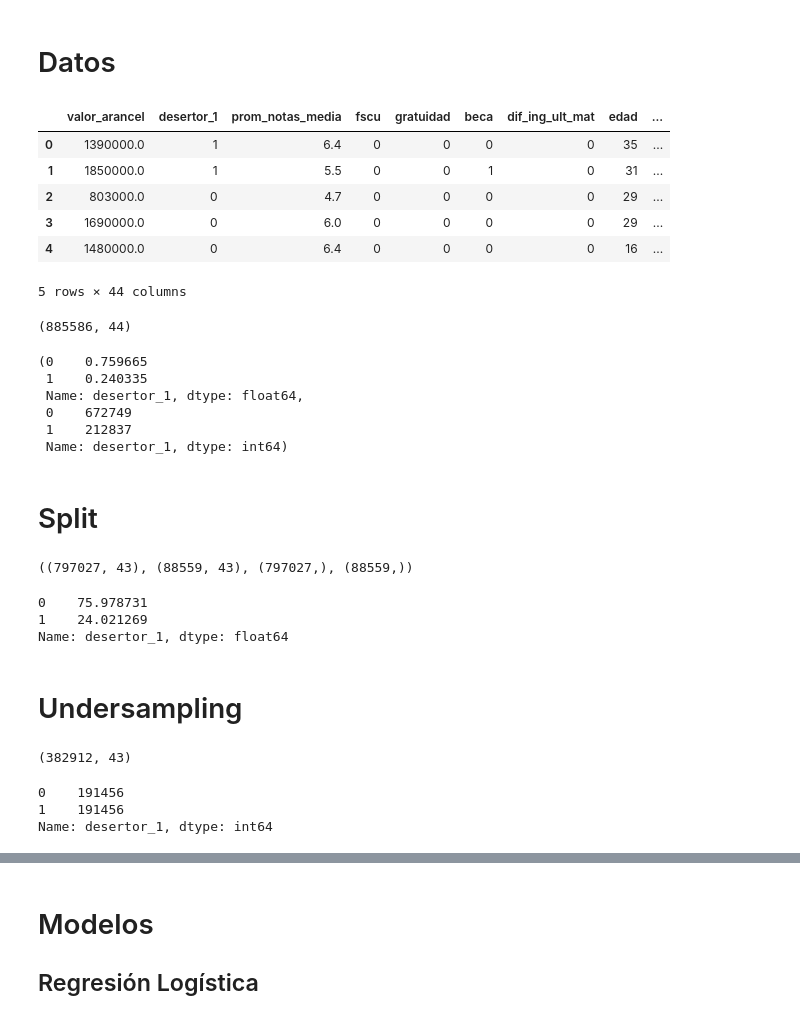
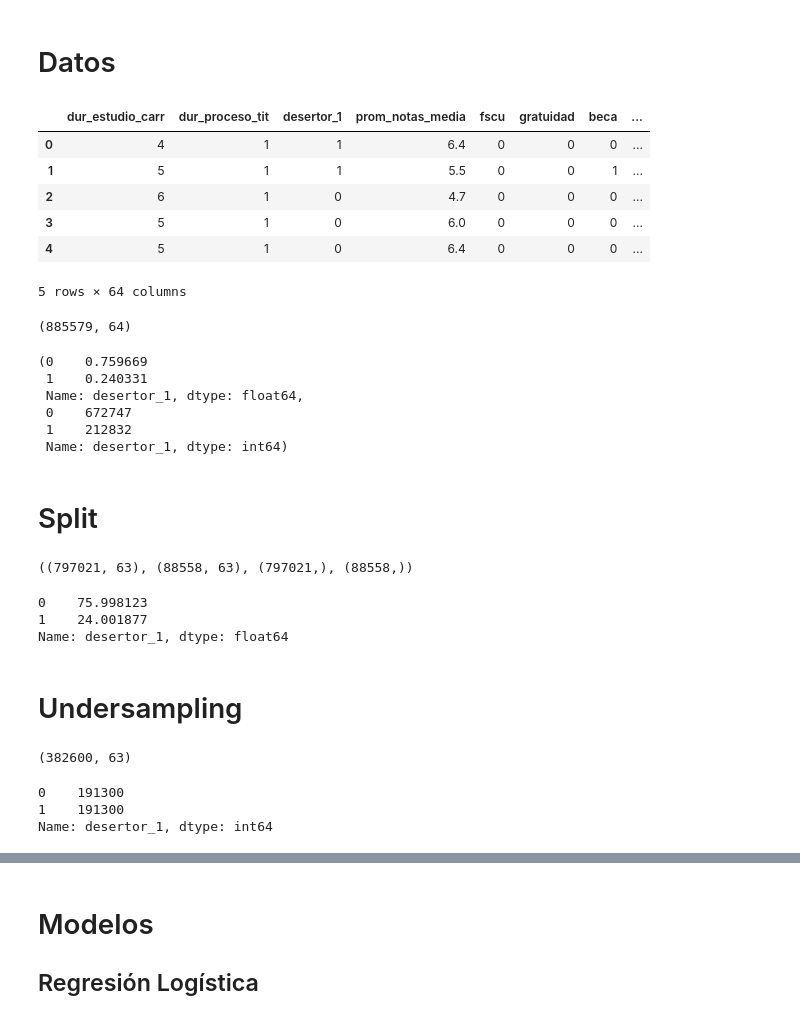
Before and after one commit to GianniCatBug/MDS7201-mineduc-desercion, a Jupyter notebook: notebooks/7-modelos.ipynb, the cells around one changed output, grey strips where cells are left out. Saved outputs shown, nothing was run; the diff lists cells and outputs as text; code cells hidden in the pictures.

```diff
--- a/notebooks/7-modelos.ipynb
+++ b/notebooks/7-modelos.ipynb
@@ -28,28 +30,28 @@ BASE = "/media/giani/Gianicosas/Magister/Proyecto/"
 # %% [markdown]
 # Datos
 # %%
-df = pd.read_csv(f"{BASE}work_data/matriz_desercion_3_dummy.csv.gz")
+df = pd.read_csv(f"{BASE}work_data/matriz_desercion_4_dummy_ohe.csv.gz")
 df.head()
 # %% [output]
-|  | valor_arancel | desertor_1 | prom_notas_media | fscu | gratuidad | beca | dif_ing_ult_mat | edad | ... |
-| 0 | 1390000.0 | 1 | 6.4 | 0 | 0 | 0 | 0 | 35 | ... |
-| 1 | 1850000.0 | 1 | 5.5 | 0 | 0 | 1 | 0 | 31 | ... |
-| 2 | 803000.0 | 0 | 4.7 | 0 | 0 | 0 | 0 | 29 | ... |
-| 3 | 1690000.0 | 0 | 6.0 | 0 | 0 | 0 | 0 | 29 | ... |
-| 4 | 1480000.0 | 0 | 6.4 | 0 | 0 | 0 | 0 | 16 | ... |
+|  | dur_estudio_carr | dur_proceso_tit | desertor_1 | prom_notas_media | fscu | gratuidad | beca | ... |
+| 0 | 4 | 1 | 1 | 6.4 | 0 | 0 | 0 | ... |
+| 1 | 5 | 1 | 1 | 5.5 | 0 | 0 | 1 | ... |
+| 2 | 6 | 1 | 0 | 4.7 | 0 | 0 | 0 | ... |
+| 3 | 5 | 1 | 0 | 6.0 | 0 | 0 | 0 | ... |
+| 4 | 5 | 1 | 0 | 6.4 | 0 | 0 | 0 | ... |
-5 rows × 44 columns
+5 rows × 64 columns
 # %%
 df.shape
 # %% [output]
-(885586, 44)
+(885579, 64)
 # %%
 df["desertor_1"].value_counts("%"), df["desertor_1"].value_counts()
 # %% [output]
-(0    0.759665
- 1    0.240335
+(0    0.759669
+ 1    0.240331
  Name: desertor_1, dtype: float64,
- 0    672749
- 1    212837
+ 0    672747
+ 1    212832
  Name: desertor_1, dtype: int64)
 # %% [markdown]
 # Split
@@ -57,12 +59,12 @@ df["desertor_1"].value_counts("%"), df["desertor_1"].value_counts()
 X_train, X_test, y_train, y_test = train_test_split(df.drop(columns=["desertor_1"]), df["desertor_1"], random_state=42, test_size=0.10)
 X_train.shape, X_test.shape, y_train.shape, y_test.shape
 # %% [output]
-((797027, 43), (88559, 43), (797027,), (88559,))
+((797021, 63), (88558, 63), (797021,), (88558,))
 # %%
 pd.Series(y_train).value_counts("%") * 100
 # %% [output]
-0    75.978731
-1    24.021269
+0    75.998123
+1    24.001877
 Name: desertor_1, dtype: float64
 # %% [markdown]
 # Undersampling
@@ -71,12 +73,12 @@ rus = RandomUnderSampler(random_state=42)
 X_resampled, y_resampled = rus.fit_resample(X_train, y_train)
 X_resampled.shape
 # %% [output]
-(382912, 43)
+(382600, 63)
 # %%
 pd.Series(y_resampled).value_counts()
 # %% [output]
-0    191456
-1    191456
+0    191300
+1    191300
 Name: desertor_1, dtype: int64
 # %%
 frecuencias = pd.concat([
```
Also changed, not shown: parts of 20 cells of this notebook, 3 other files.
